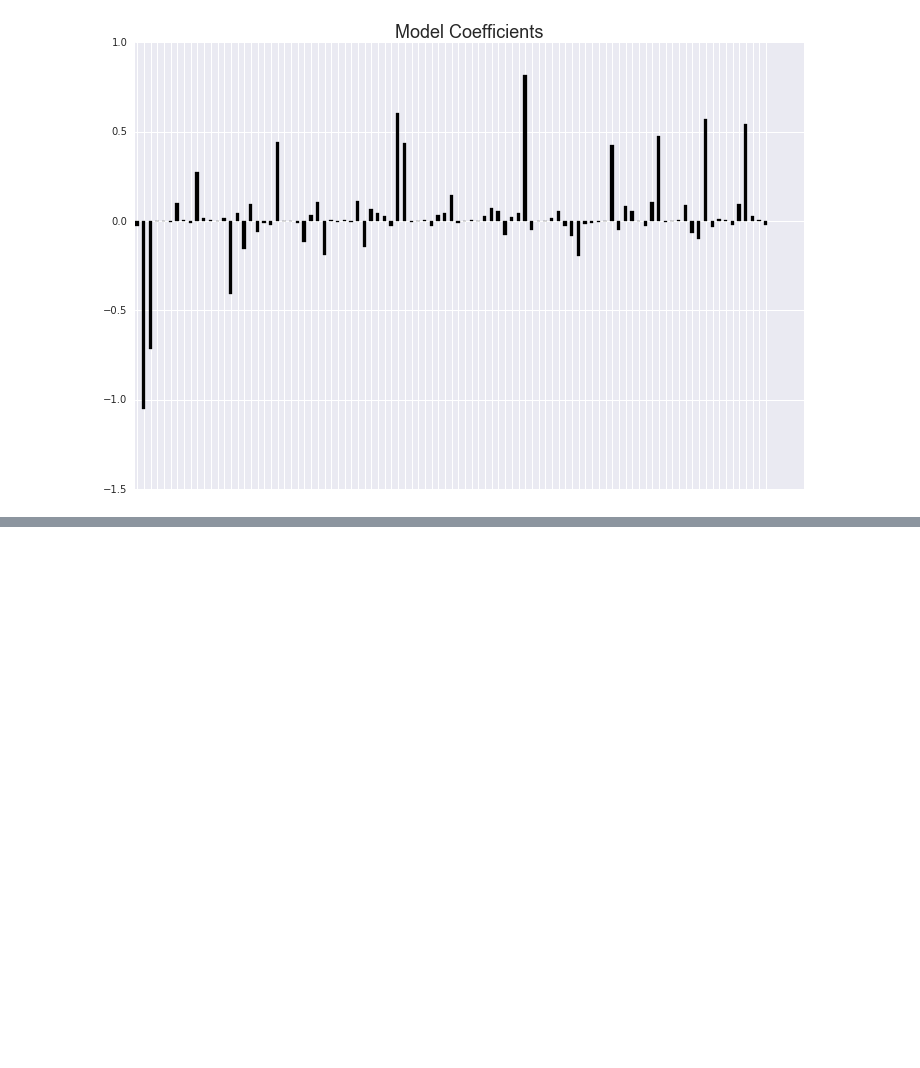
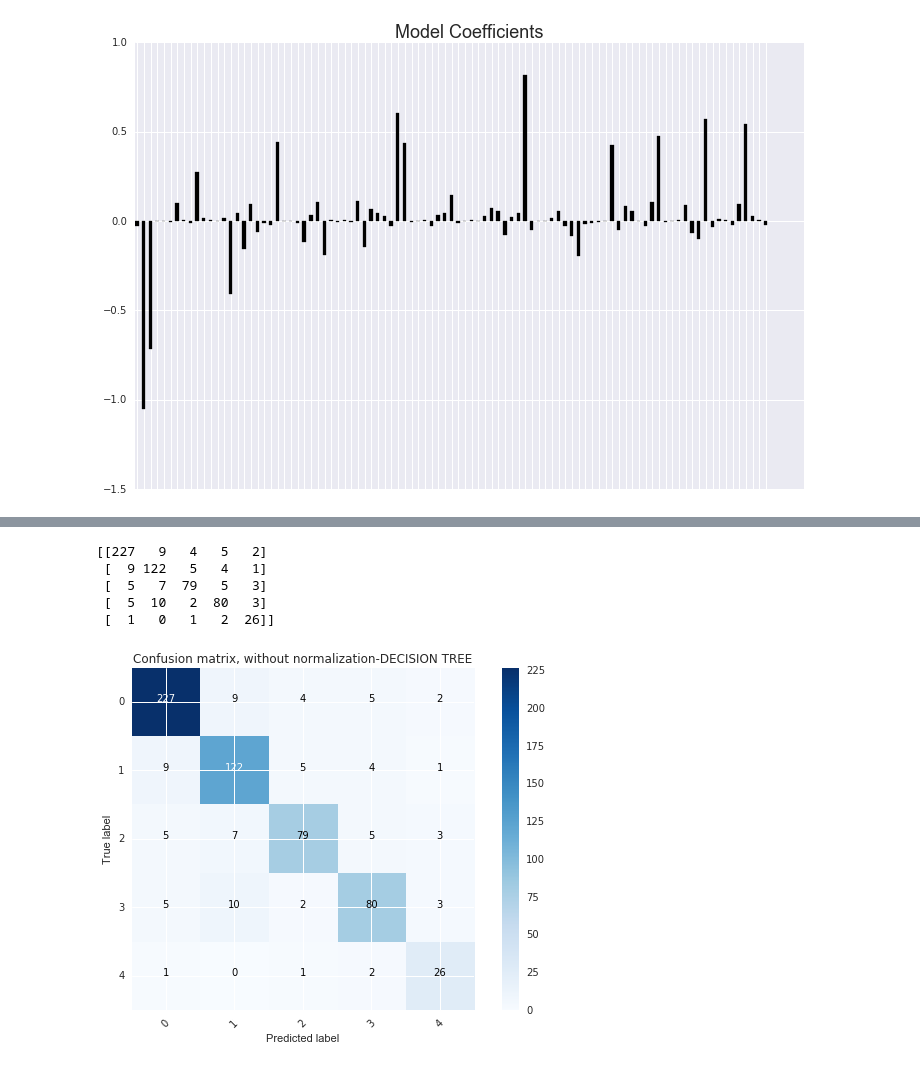
Before and after one commit to sheenstar/Springboard_Intensive, a Jupyter notebook: Capstone_project/HeartDisease_prediction.ipynb, the cells around one changed output, grey strips where cells are left out. Saved outputs shown, nothing was run; the diff lists cells and outputs as text; code cells hidden in the pictures; blank space fills up the shorter version.

```diff
--- a/Capstone_project/HeartDisease_prediction.ipynb
+++ b/Capstone_project/HeartDisease_prediction.ipynb
@@ -509,0 +588,18 @@ xtickNames = ax.set_xticklabels(xTickMarks, fontsize=18)
+# %%
+#try the confusion matrix with the tree
+conf_tree = metrics.confusion_matrix(y, treeclf.predict(X))
+print conf_tree
+# %% [output]
+[[227   9   4   5   2]
+ [  9 122   5   4   1]
+ [  5   7  79   5   3]
+ [  5  10   2  80   3]
+ [  1   0   1   2  26]]
+# %%
+plt.figure()
+plot_confusion_matrix(conf_tree, classes=class_names,
+                      title='Confusion matrix, without normalization-DECISION TREE')
+
+#So its definitly better than logistic regression
+# %% [output]
+[figure, added]
```
Also changed, not shown: parts of 24 cells of this notebook, 3 other files.
